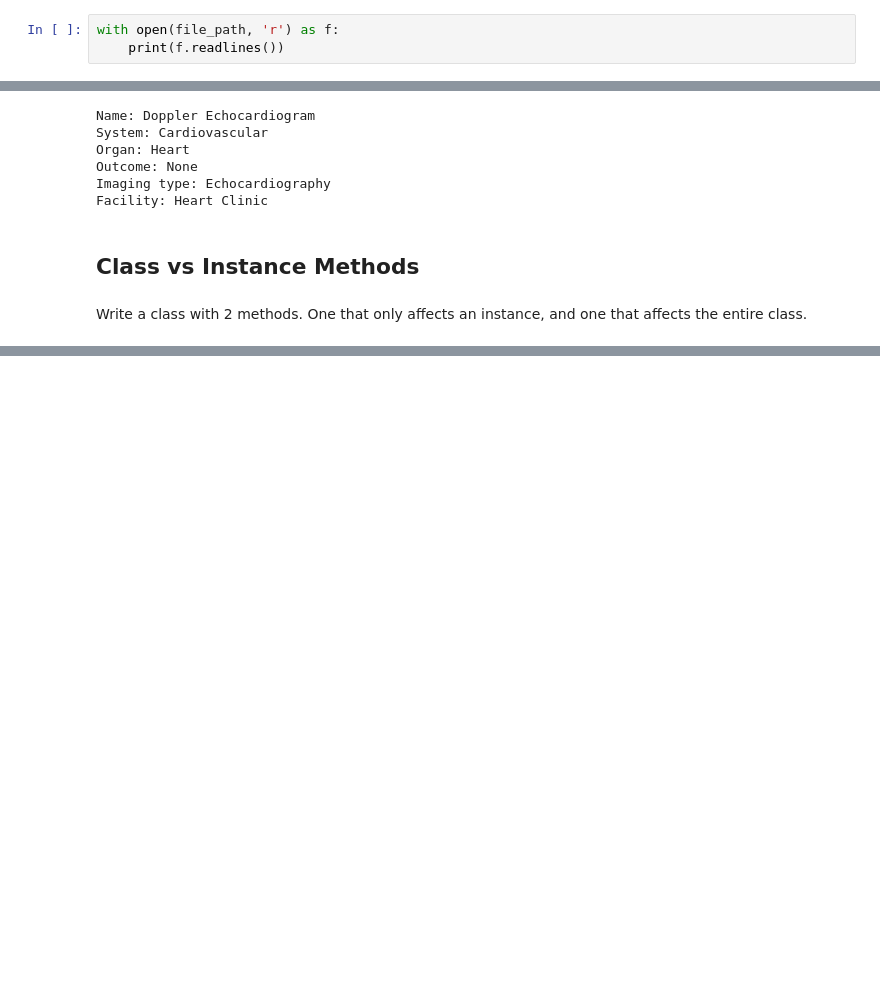
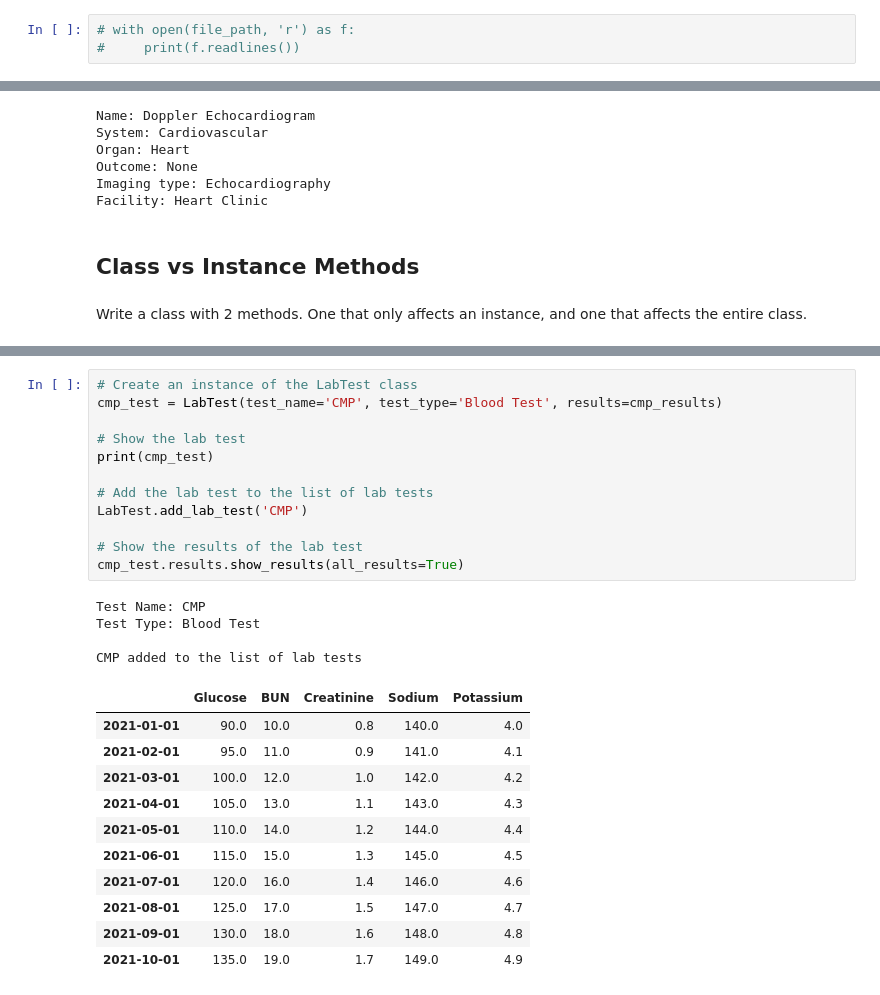
Before and after one commit to jordanriver/new_DS, a Jupyter notebook: Advanced_Python/Final Python - Basic + OOP.ipynb, the cells around one changed output, grey strips where cells are left out. Saved outputs shown, nothing was run; the diff lists cells and outputs as text; blank space fills up the shorter version.

```diff
--- a/Advanced_Python/Final Python - Basic + OOP.ipynb
+++ b/Advanced_Python/Final Python - Basic + OOP.ipynb
@@ -78,8 +78,8 @@ People sometime use the if __name__ == '__main__' block so that the code will ex
 # %% [markdown]
 When reading a file we might want to use the with keyword, e.g:
 # %%
-with open(file_path, 'r') as f:
-    print(f.readlines())
+# with open(file_path, 'r') as f:
+#     print(f.readlines())
 # %% [markdown]
 Why use with? how does it help?
 # %% [markdown]
@@ -169,0 +279,28 @@ Write a class with 2 methods. One that only affects an instance, and one that af
+# %%
+# Create an instance of the LabTest class
+cmp_test = LabTest(test_name='CMP', test_type='Blood Test', results=cmp_results)
+
+# Show the lab test
+print(cmp_test)
+
+# Add the lab test to the list of lab tests
+LabTest.add_lab_test('CMP')
+
+# Show the results of the lab test
+cmp_test.results.show_results(all_results=True)
+# %% [output]
+Test Name: CMP
+Test Type: Blood Test
+
+CMP added to the list of lab tests
+|  | Glucose | BUN | Creatinine | Sodium | Potassium |
+| 2021-01-01 | 90.0 | 10.0 | 0.8 | 140.0 | 4.0 |
+| 2021-02-01 | 95.0 | 11.0 | 0.9 | 141.0 | 4.1 |
+| 2021-03-01 | 100.0 | 12.0 | 1.0 | 142.0 | 4.2 |
+| 2021-04-01 | 105.0 | 13.0 | 1.1 | 143.0 | 4.3 |
+| 2021-05-01 | 110.0 | 14.0 | 1.2 | 144.0 | 4.4 |
+| 2021-06-01 | 115.0 | 15.0 | 1.3 | 145.0 | 4.5 |
+| 2021-07-01 | 120.0 | 16.0 | 1.4 | 146.0 | 4.6 |
+| 2021-08-01 | 125.0 | 17.0 | 1.5 | 147.0 | 4.7 |
+| 2021-09-01 | 130.0 | 18.0 | 1.6 | 148.0 | 4.8 |
+| 2021-10-01 | 135.0 | 19.0 | 1.7 | 149.0 | 4.9 |
```
Also changed, not shown: parts of 4 cells of this notebook, 1 other file.
